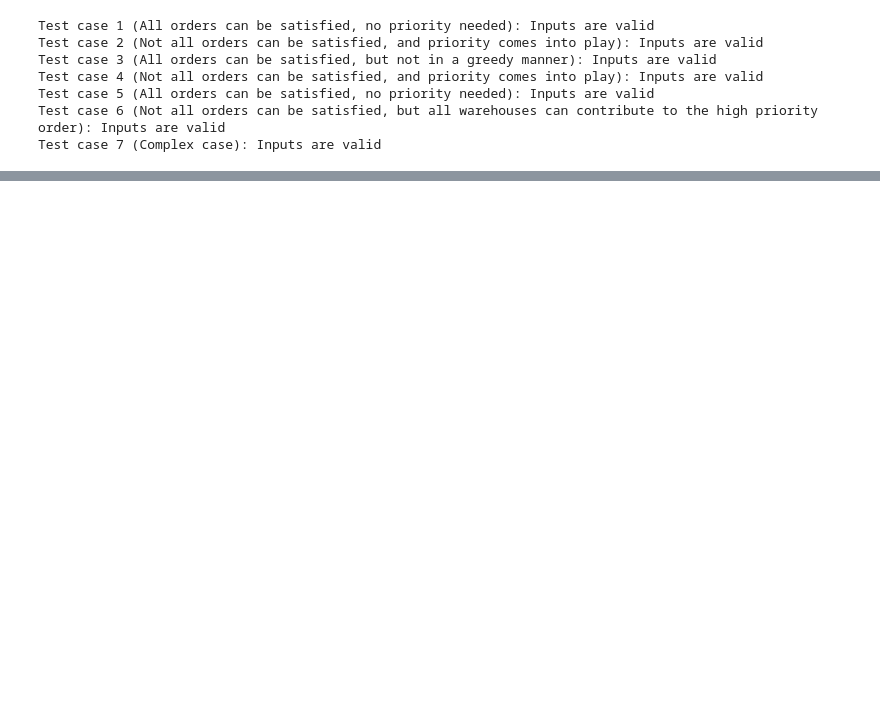
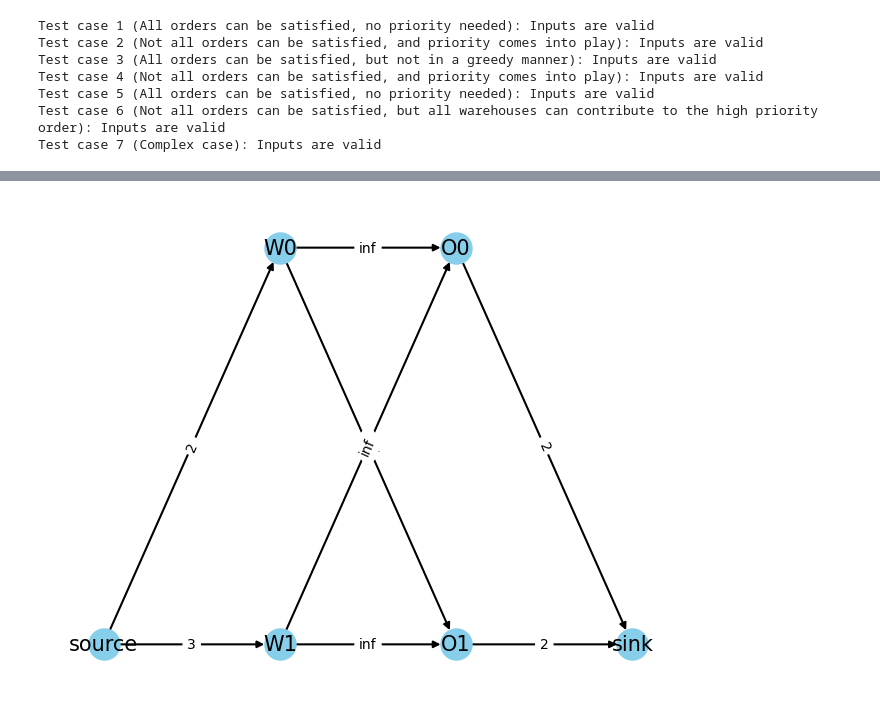
Before and after one commit to SuuTTT/wuliu, a Jupyter notebook: src/demo_netflow.ipynb, the cells around one changed output, grey strips where cells are left out. Cells and saved outputs as stored; diff of their text form; code cells hidden in the pictures; blank space fills up the shorter version.

```diff
--- a/src/demo_netflow.ipynb
+++ b/src/demo_netflow.ipynb
@@ -1796,0 +461,83 @@ all_test_results_priority
+# %%
+import networkx as nx
+# Step 2: Build Graph
+
+def build_graph(X, Y, Z, max_time):
+    # Create a directed graph
+    G = nx.DiGraph()
+
+    # Add source and sink nodes
+    source = 'source'
+    sink = 'sink'
+
+    # Add edges from source to warehouses
+    for i, z in enumerate(Z):
+        G.add_edge(source, f'W{i}', capacity=z)
+
+    # Add edges from warehouses to orders
+    for i, row in enumerate(X):
+        for j, time in enumerate(row):
+            if time <= max_time:  # Only add edge if it meets the max_time constraint
+                G.add_edge(f'W{j}', f'O{i}', capacity=float('inf'))
+
+    # Add edges from orders to sink
+    for i, y in enumerate(Y):
+        G.add_edge(f'O{i}', sink, capacity=y)
+
+    return G
+
+# Test the functions
+test_data_sample = generate_test_data()[0]  # Get the first sample test data
+G = build_graph(test_data_sample['X'], test_data_sample['Y'], test_data_sample['Z'], 10)  # Build graph with max_time = 10
+
+# Show graph edges to validate
+G.edges(data=True)
+
+
+import matplotlib.pyplot as plt
+
+# Re-define the function to visualize the graph
+def visualize_graph_with_data(G, X, Y, Z):
+    """
+    Visualizes a given bipartite graph with associated matrices using networkx and matplotlib.
+
+    :param G: The graph to visualize
+    :param X: Transport Time Matrix
+    :param Y: Demand Array
+    :param Z: Stock Array
+    """
+
+    # Manually define positions for nodes
+    pos = {}
+    num_warehouses = Z.shape[0]
+    num_orders = Y.shape[0]
+
+    max_vertical = max(num_warehouses, num_orders)
+    mid_vertical = max_vertical / 2
+
+    pos['source'] = (0, mid_vertical)
+    for w in range(num_warehouses):
+        pos[f"W{w}"] = (1, max_vertical - w)  # Vertically list warehouses next to 'S'
+    for o in range(num_orders):
+        pos[f"O{o}"] = (2, max_vertical - o)  # Vertically list orders next to 'Ws'
+    pos['sink'] = (3, mid_vertical)
+
+    # Draw the graph
+    nx.draw(G, pos, with_labels=True, node_size=500, node_color="skyblue", font_size=15, width=1.5)
+    labels = nx.get_edge_attributes(G, 'capacity')
+    nx.draw_networkx_edge_labels(G, pos, edge_labels=labels)
+
+    plt.show()
+
+    # Print matrices as text
+    print("Matrix X (Transport Time):")
+    print(X)
+    print("\nVector Y (Demand):")
+    print(Y)
+    print("\nVector Z (Stock):")
+    print(Z)
+
+# Test the visualization function
+visualize_graph_with_data(G, test_data_sample['X'], test_data_sample['Y'], test_data_sample['Z'])
+# %% [output]
+[figure, added]
```
Also changed, not shown: parts of 42 cells of this notebook, 2 other files.
